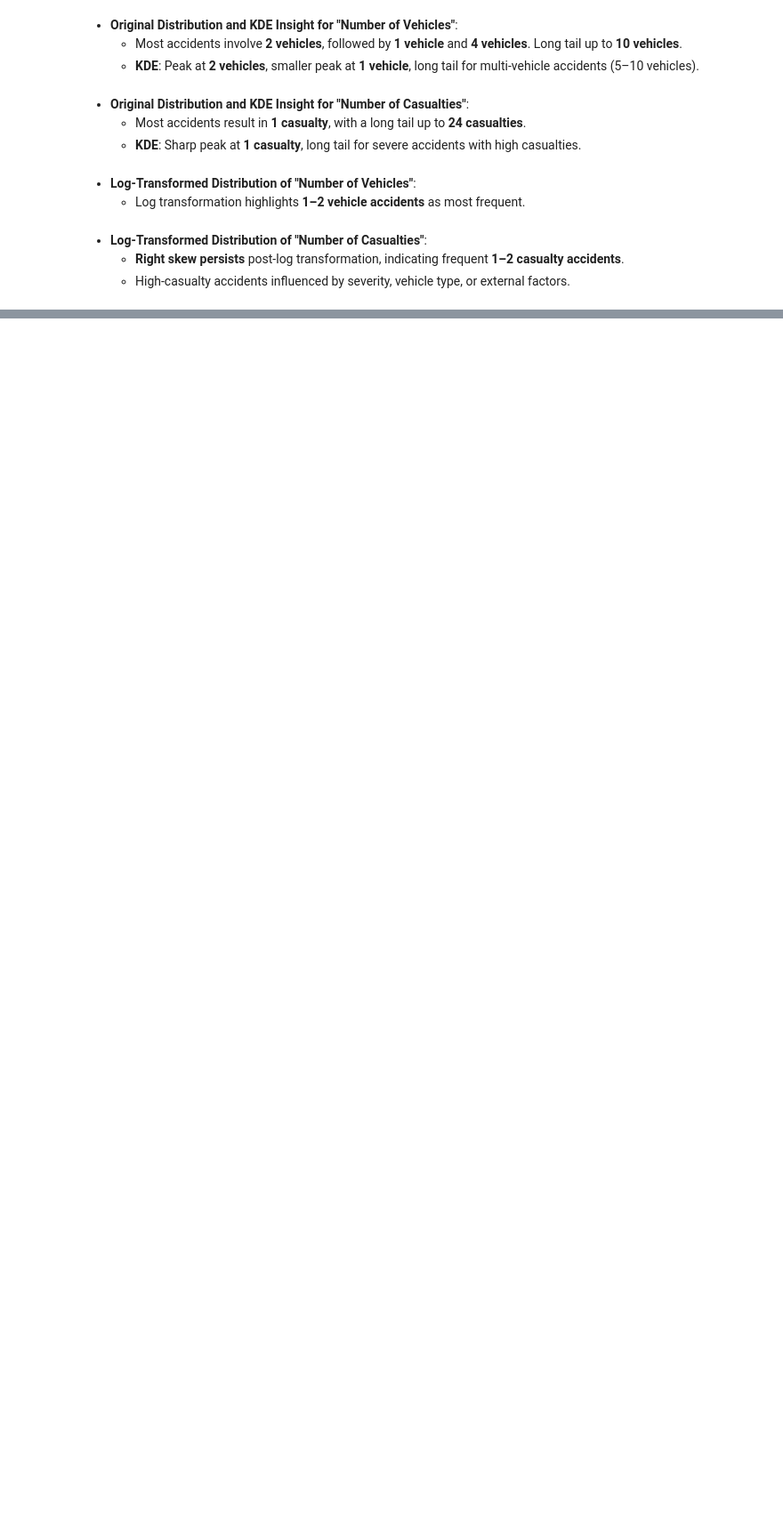
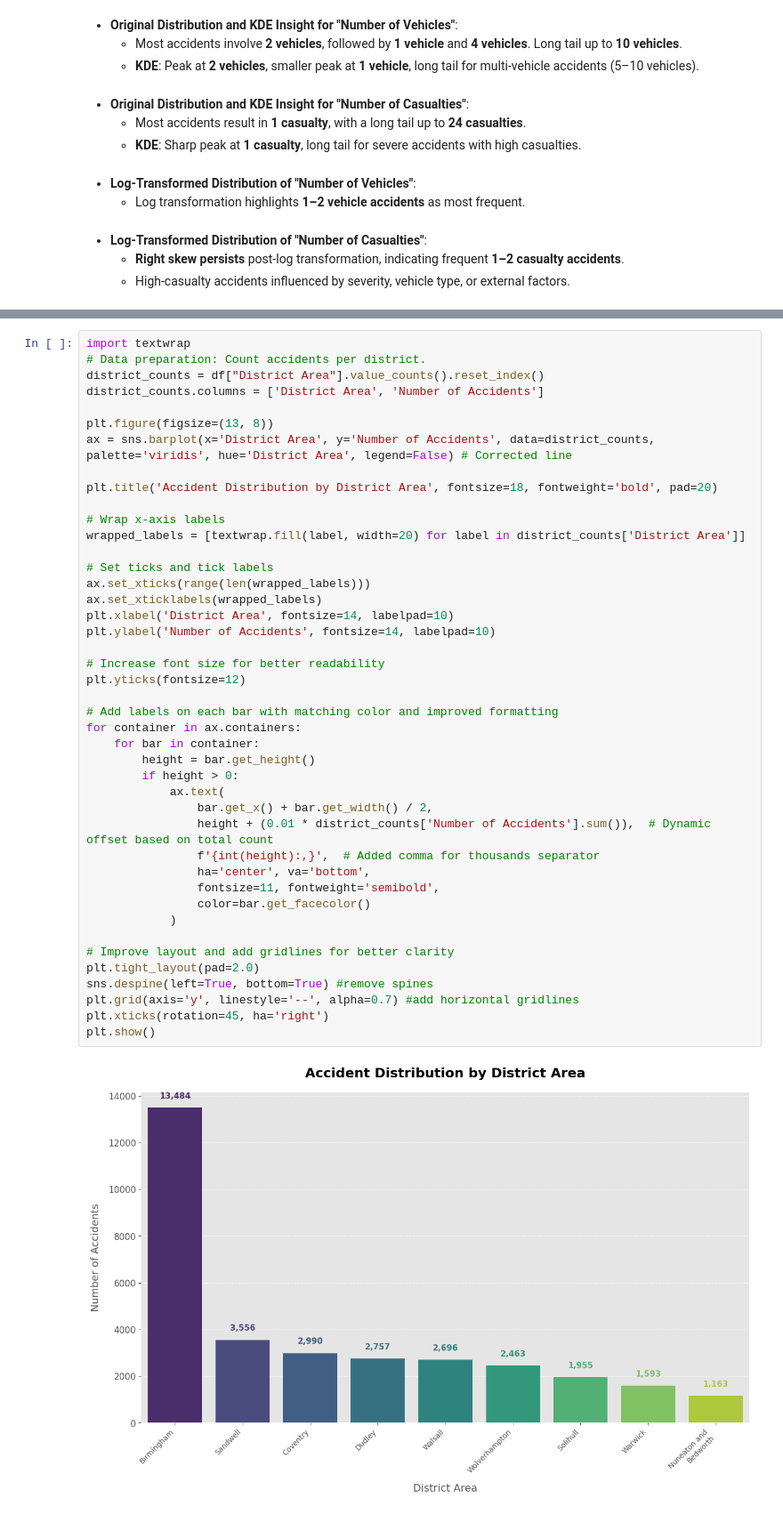
Before and after one commit to MahaSci/UK-Road-Accident-Analysis, a Jupyter notebook: jupyter_notebooks/03_EDA_Basic.ipynb, the cells around one changed output, grey strips where cells are left out. Shown at 89% size. Cells and saved outputs as stored; diff of their text form; blank space fills up the shorter version.

Commit message:
barchart of accidents across districts

```diff
--- a/jupyter_notebooks/03_EDA_Basic.ipynb
+++ b/jupyter_notebooks/03_EDA_Basic.ipynb
@@ -231,0 +234,45 @@ plt.show()
+# %%
+import textwrap
+# Data preparation: Count accidents per district.
+district_counts = df["District Area"].value_counts().reset_index()
+district_counts.columns = ['District Area', 'Number of Accidents']
+
+plt.figure(figsize=(13, 8))
+ax = sns.barplot(x='District Area', y='Number of Accidents', data=district_counts, palette='viridis', hue='District Area', legend=False) # Corrected line
+
+plt.title('Accident Distribution by District Area', fontsize=18, fontweight='bold', pad=20)
+
+# Wrap x-axis labels
+wrapped_labels = [textwrap.fill(label, width=20) for label in district_counts['District Area']]
+
+# Set ticks and tick labels
+ax.set_xticks(range(len(wrapped_labels)))
+ax.set_xticklabels(wrapped_labels)
+plt.xlabel('District Area', fontsize=14, labelpad=10)
+plt.ylabel('Number of Accidents', fontsize=14, labelpad=10)
+
+# Increase font size for better readability
+plt.yticks(fontsize=12)
+
+# Add labels on each bar with matching color and improved formatting
+for container in ax.containers:
+    for bar in container:
+        height = bar.get_height()
+        if height > 0:
+            ax.text(
+                bar.get_x() + bar.get_width() / 2,
+                height + (0.01 * district_counts['Number of Accidents'].sum()),  # Dynamic offset based on total count
+                f'{int(height):,}',  # Added comma for thousands separator
+                ha='center', va='bottom',
+                fontsize=11, fontweight='semibold',
+                color=bar.get_facecolor()
+            )
+
+# Improve layout and add gridlines for better clarity
+plt.tight_layout(pad=2.0)
+sns.despine(left=True, bottom=True) #remove spines
+plt.grid(axis='y', linestyle='--', alpha=0.7) #add horizontal gridlines
+plt.xticks(rotation=45, ha='right')
+plt.show()
+# %% [output]
+[figure, added]
```
Also changed, not shown: parts of 3 cells of this notebook.
